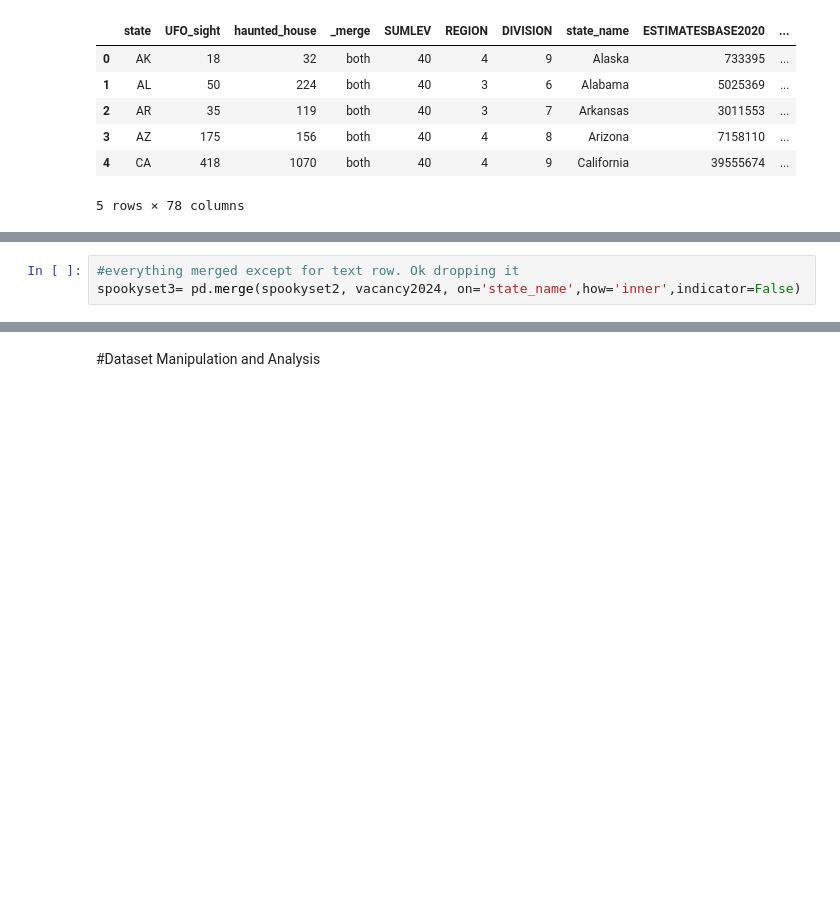
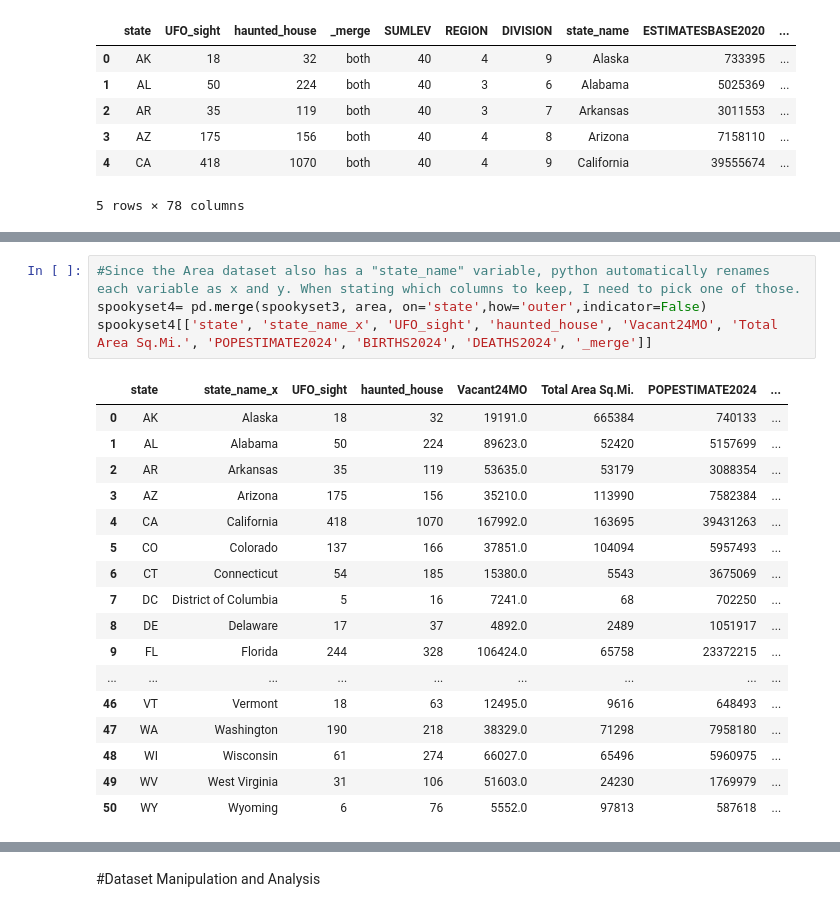
Before and after one commit to carlavilla/GIS, a Jupyter notebook: PS3_GIS_CV.ipynb, the cells around one changed output, grey strips where cells are left out. Cells and saved outputs as stored; diff of their text form; blank space fills up the shorter version.

```diff
--- a/PS3_GIS_CV.ipynb
+++ b/PS3_GIS_CV.ipynb
@@ -579,8 +605,27 @@ spookyset3[['state', 'state_name', 'UFO_sight', 'haunted_house', 'POPESTIMATE202
 | 50 | WV | West Virginia | 31.0 | 106.0 | 1769979.0 | 16680.0 | 24524.0 | 51603.0 | ... |
 | 51 | WI | Wisconsin | 61.0 | 274.0 | 5960975.0 | 59445.0 | 57405.0 | 66027.0 | ... |
 | 52 | WY | Wyoming | 6.0 | 76.0 | 587618.0 | 6037.0 | 5634.0 | 5552.0 | ... |
-# %%
-#everything merged except for text row. Ok dropping it
-spookyset3= pd.merge(spookyset2, vacancy2024, on='state_name',how='inner',indicator=False)
+# %%
+#Since the Area dataset also has a "state_name" variable, python automatically renames each variable as x and y. When stating which columns to keep, I need to pick one of those.
+spookyset4= pd.merge(spookyset3, area, on='state',how='outer',indicator=False)
+spookyset4[['state', 'state_name_x', 'UFO_sight', 'haunted_house', 'Vacant24MO', 'Total Area Sq.Mi.', 'POPESTIMATE2024', 'BIRTHS2024', 'DEATHS2024', '_merge']]
+# %% [output]
+|  | state | state_name_x | UFO_sight | haunted_house | Vacant24MO | Total Area Sq.Mi. | POPESTIMATE2024 | ... |
+| 0 | AK | Alaska | 18 | 32 | 19191.0 | 665384 | 740133 | ... |
+| 1 | AL | Alabama | 50 | 224 | 89623.0 | 52420 | 5157699 | ... |
+| 2 | AR | Arkansas | 35 | 119 | 53635.0 | 53179 | 3088354 | ... |
+| 3 | AZ | Arizona | 175 | 156 | 35210.0 | 113990 | 7582384 | ... |
+| 4 | CA | California | 418 | 1070 | 167992.0 | 163695 | 39431263 | ... |
+| 5 | CO | Colorado | 137 | 166 | 37851.0 | 104094 | 5957493 | ... |
+| 6 | CT | Connecticut | 54 | 185 | 15380.0 | 5543 | 3675069 | ... |
+| 7 | DC | District of Columbia | 5 | 16 | 7241.0 | 68 | 702250 | ... |
+| 8 | DE | Delaware | 17 | 37 | 4892.0 | 2489 | 1051917 | ... |
+| 9 | FL | Florida | 244 | 328 | 106424.0 | 65758 | 23372215 | ... |
+| ... | ... | ... | ... | ... | ... | ... | ... | ... |
+| 46 | VT | Vermont | 18 | 63 | 12495.0 | 9616 | 648493 | ... |
+| 47 | WA | Washington | 190 | 218 | 38329.0 | 71298 | 7958180 | ... |
+| 48 | WI | Wisconsin | 61 | 274 | 66027.0 | 65496 | 5960975 | ... |
+| 49 | WV | West Virginia | 31 | 106 | 51603.0 | 24230 | 1769979 | ... |
+| 50 | WY | Wyoming | 6 | 76 | 5552.0 | 97813 | 587618 | ... |
 # %%
 #Set with only relevant variables.
```
Also changed, not shown: parts of 21 cells of this notebook.
